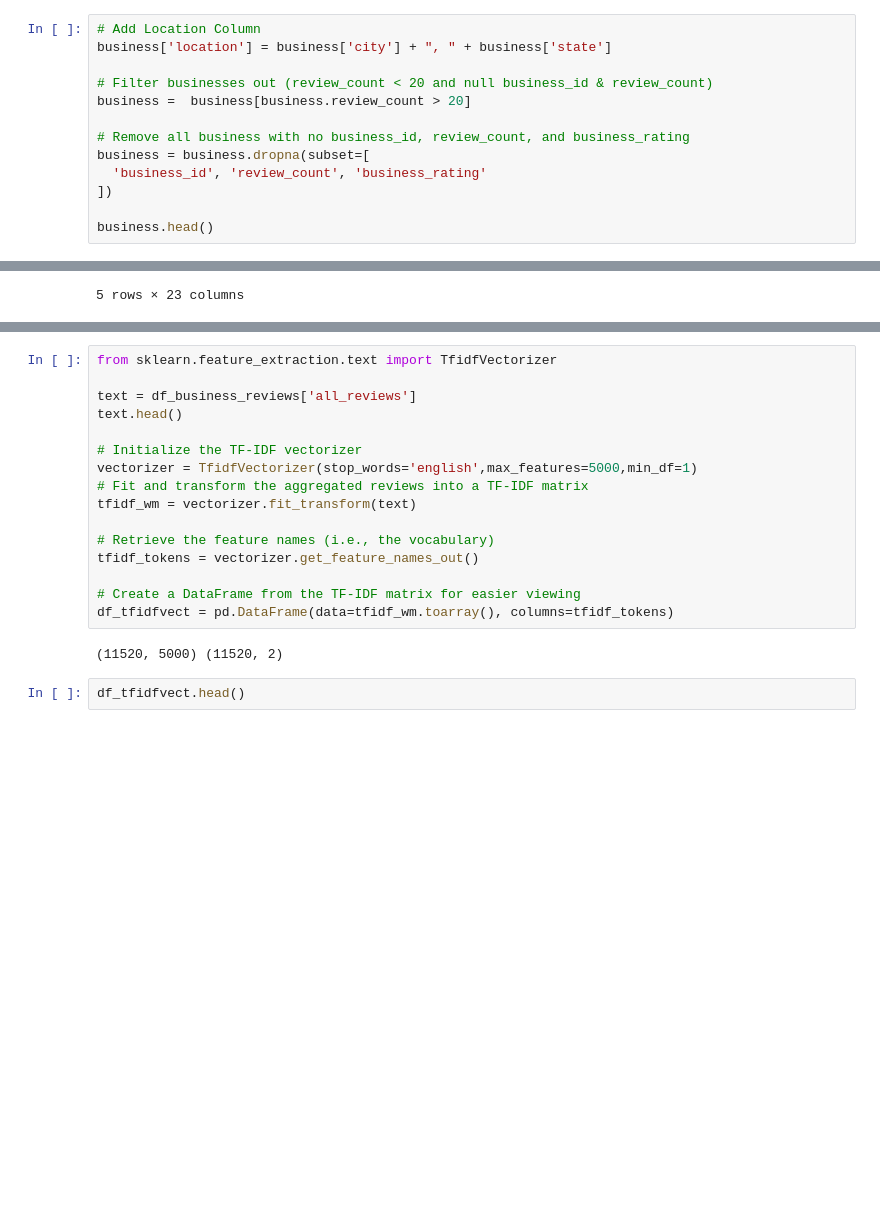
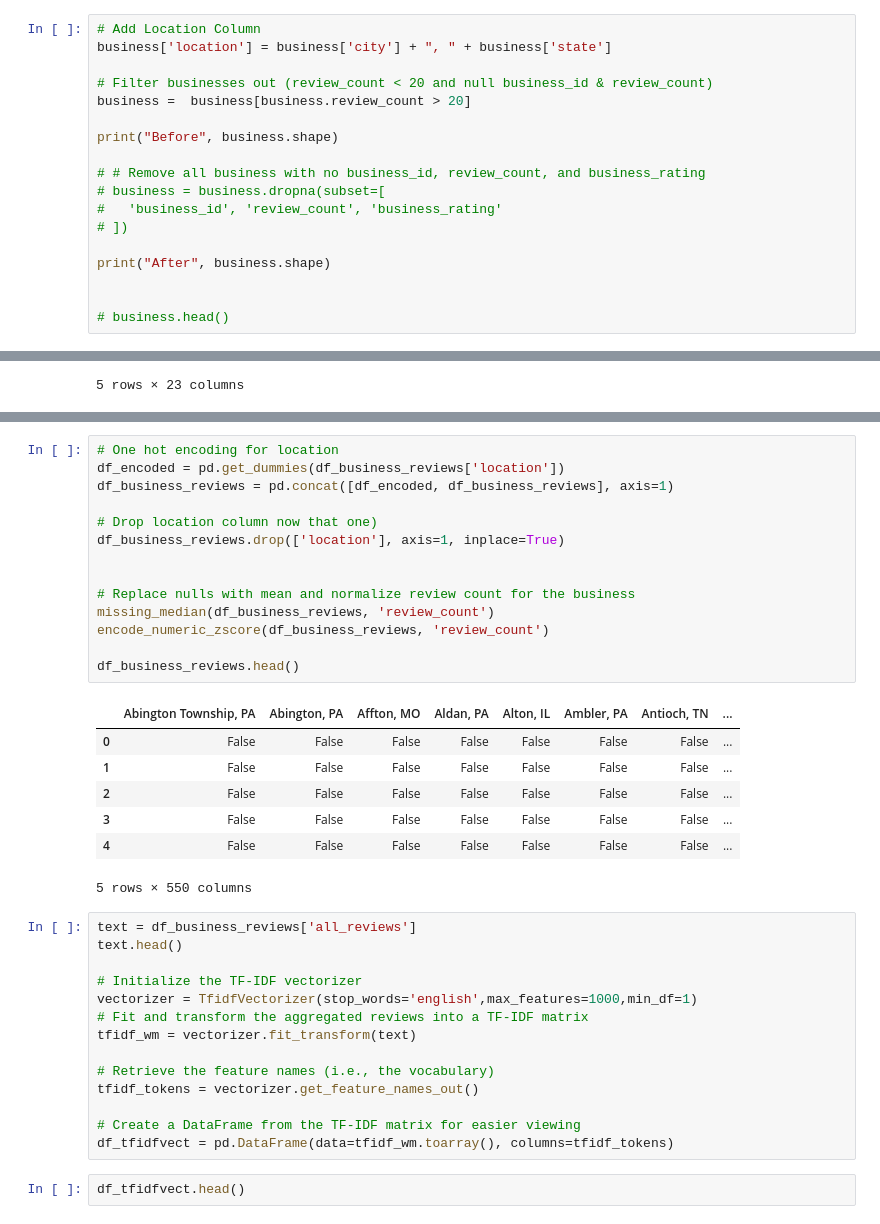
Before and after one commit to chkathi/intelligent-systems, a Jupyter notebook: P1/Regression_new.ipynb, the cells around one changed output, grey strips where cells are left out. Drawn from its saved outputs; the diff is of its cells as text; blank space fills up the shorter version.

```diff
--- a/P1/Regression_new.ipynb
+++ b/P1/Regression_new.ipynb
@@ -119,10 +131,15 @@ business['location'] = business['city'] + ", " + business['state']
 # Filter businesses out (review_count < 20 and null business_id & review_count)
 business =  business[business.review_count > 20]
 
-# Remove all business with no business_id, review_count, and business_rating
-business = business.dropna(subset=[
-  'business_id', 'review_count', 'business_rating'
-])
+print("Before", business.shape)
 
-business.head()
+# # Remove all business with no business_id, review_count, and business_rating
+# business = business.dropna(subset=[
+#   'business_id', 'review_count', 'business_rating'
+# ])
+
+print("After", business.shape)
+
+
+# business.head()
 # %% [output]
@@ -176,11 +180,31 @@ df_business_reviews.head()
+# %%
+# One hot encoding for location
+df_encoded = pd.get_dummies(df_business_reviews['location'])
+df_business_reviews = pd.concat([df_encoded, df_business_reviews], axis=1)
+
+# Drop location column now that one)
+df_business_reviews.drop(['location'], axis=1, inplace=True)
+
+
+# Replace nulls with mean and normalize review count for the business
+missing_median(df_business_reviews, 'review_count')
+encode_numeric_zscore(df_business_reviews, 'review_count')
+
+df_business_reviews.head()
+# %% [output]
+|  | Abington Township, PA | Abington, PA | Affton, MO | Aldan, PA | Alton, IL | Ambler, PA | Antioch, TN | ... |
+| 0 | False | False | False | False | False | False | False | ... |
+| 1 | False | False | False | False | False | False | False | ... |
+| 2 | False | False | False | False | False | False | False | ... |
+| 3 | False | False | False | False | False | False | False | ... |
+| 4 | False | False | False | False | False | False | False | ... |
+5 rows × 550 columns
 # %%
-from sklearn.feature_extraction.text import TfidfVectorizer
-
 text = df_business_reviews['all_reviews']
 text.head()
 
 # Initialize the TF-IDF vectorizer
-vectorizer = TfidfVectorizer(stop_words='english',max_features=5000,min_df=1)
+vectorizer = TfidfVectorizer(stop_words='english',max_features=1000,min_df=1)
 # Fit and transform the aggregated reviews into a TF-IDF matrix
 tfidf_wm = vectorizer.fit_transform(text)
 
@@ -189,8 +213,6 @@ tfidf_tokens = vectorizer.get_feature_names_out()
 
 # Create a DataFrame from the TF-IDF matrix for easier viewing
 df_tfidfvect = pd.DataFrame(data=tfidf_wm.toarray(), columns=tfidf_tokens)
-# %% [output]
-(11520, 5000) (11520, 2)
 # %%
 df_tfidfvect.head()
 # %% [output]
```
Also changed, not shown: parts of 16 cells of this notebook.
